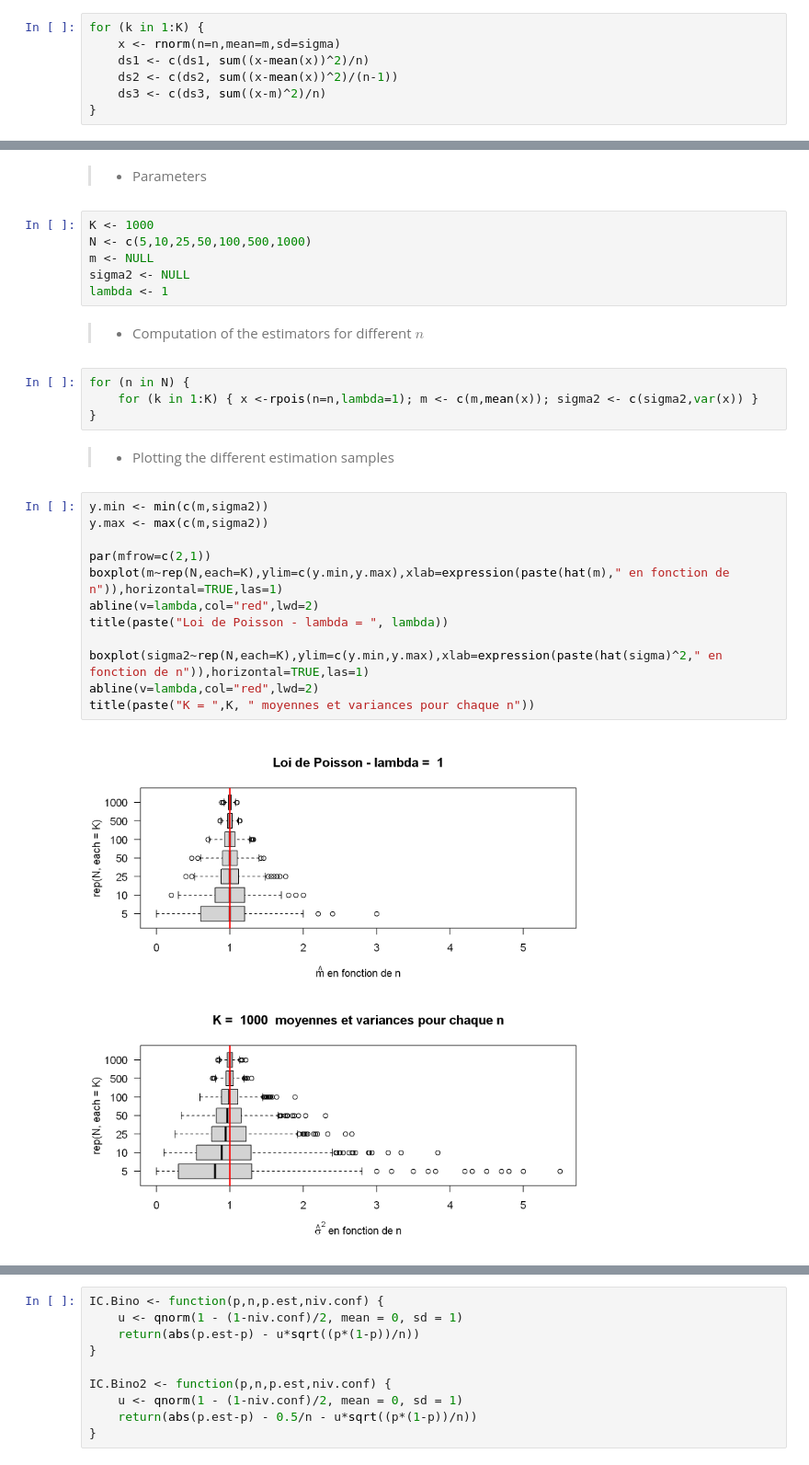
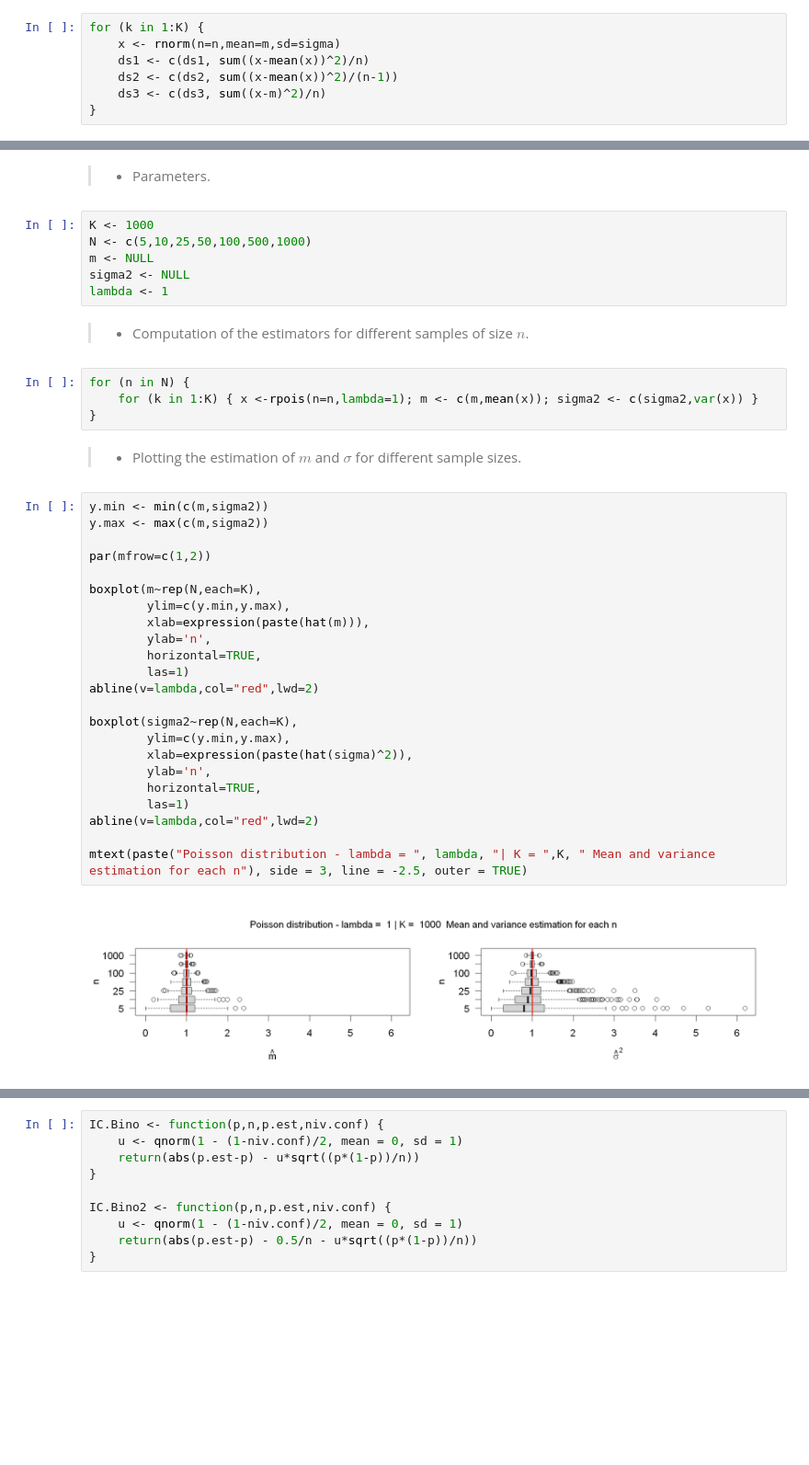
Before and after one commit to mlepicier/statistical-analysis-r, a Jupyter notebook: statistical-analysis-r.ipynb, the cells around one changed output, grey strips where cells are left out. Shown at 92% size. Cells and saved outputs as stored; diff of their text form; blank space fills up the shorter version.

```diff
--- a/statistical-analysis-r.ipynb
+++ b/statistical-analysis-r.ipynb
@@ -118,5 +128,5 @@ options(repr.plot.width=8, repr.plot.height=8, repr.plot.res = 200)
 # %% [markdown]
-> - Parameters
+> - Parameters.
 # %%
 K <- 1000
 N <- c(5,10,25,50,100,500,1000)
@@ -124,27 +134,38 @@ m <- NULL
 sigma2 <- NULL
 lambda <- 1
 # %% [markdown]
-> - Computation of the estimators for different $n$
+> - Computation of the estimators for different samples of size $n$.
 # %%
 for (n in N) {
     for (k in 1:K) { x <-rpois(n=n,lambda=1); m <- c(m,mean(x)); sigma2 <- c(sigma2,var(x)) }
 }
 # %% [markdown]
-> - Plotting the different estimation samples
+> - Plotting the estimation of $m$ and $\sigma$ for different sample sizes.
 # %%
 y.min <- min(c(m,sigma2))
 y.max <- max(c(m,sigma2))
 
-par(mfrow=c(2,1))
-boxplot(m~rep(N,each=K),ylim=c(y.min,y.max),xlab=expression(paste(hat(m)," en fonction de n")),horizontal=TRUE,las=1)
+par(mfrow=c(1,2))
+
+boxplot(m~rep(N,each=K),
+        ylim=c(y.min,y.max),
+        xlab=expression(paste(hat(m))),
+        ylab='n',
+        horizontal=TRUE,
+        las=1)
 abline(v=lambda,col="red",lwd=2)
-title(paste("Loi de Poisson - lambda = ", lambda))
 
-boxplot(sigma2~rep(N,each=K),ylim=c(y.min,y.max),xlab=expression(paste(hat(sigma)^2," en fonction de n")),horizontal=TRUE,las=1)
+boxplot(sigma2~rep(N,each=K),
+        ylim=c(y.min,y.max),
+        xlab=expression(paste(hat(sigma)^2)),
+        ylab='n',
+        horizontal=TRUE,
+        las=1)
 abline(v=lambda,col="red",lwd=2)
-title(paste("K = ",K, " moyennes et variances pour chaque n"))
+
+mtext(paste("Poisson distribution - lambda = ", lambda, "| K = ",K, " Mean and variance estimation for each n"), side = 3, line = -2.5, outer = TRUE)
 # %% [output]
-[figure, old version]
+[figure, new version]
 # %% [markdown]
 ***
 ## Confidence Interval
```
Also changed, not shown: parts of 68 cells of this notebook.
